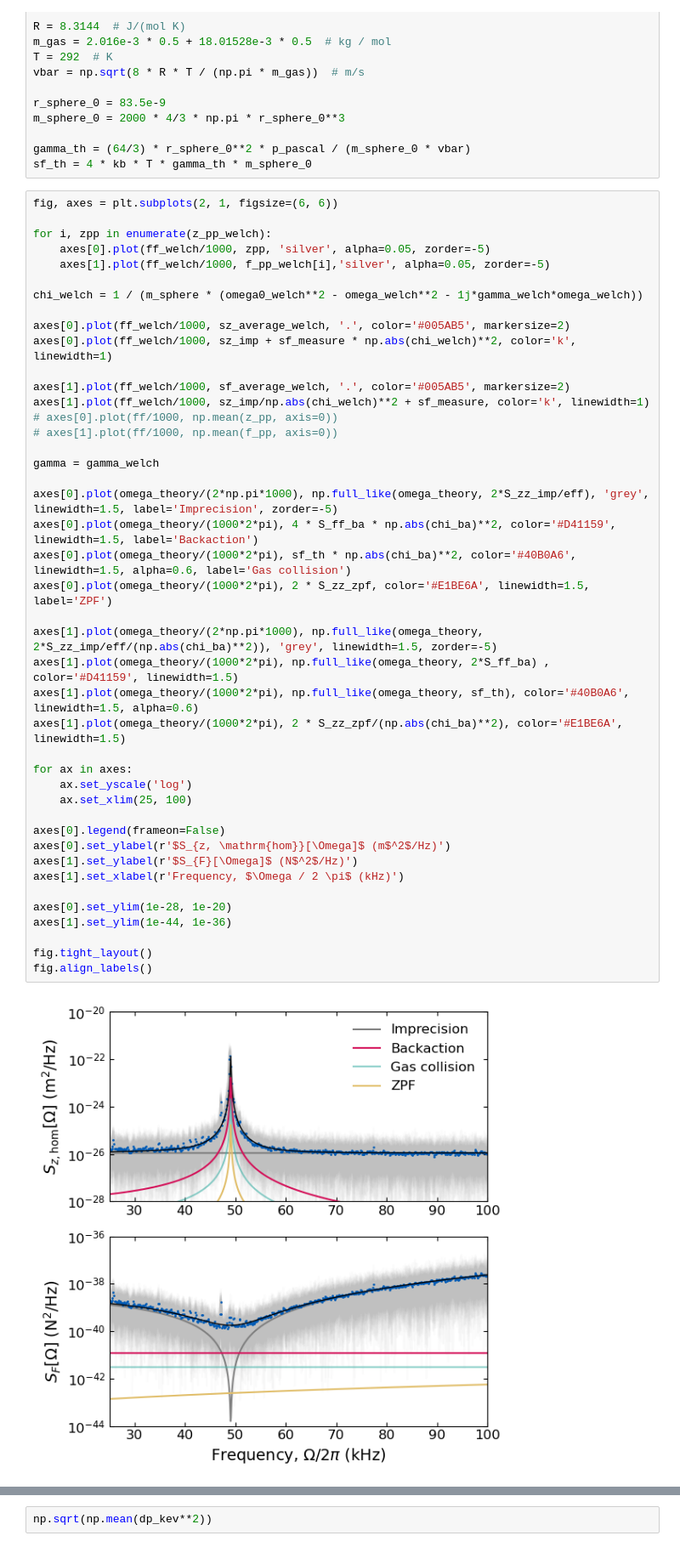
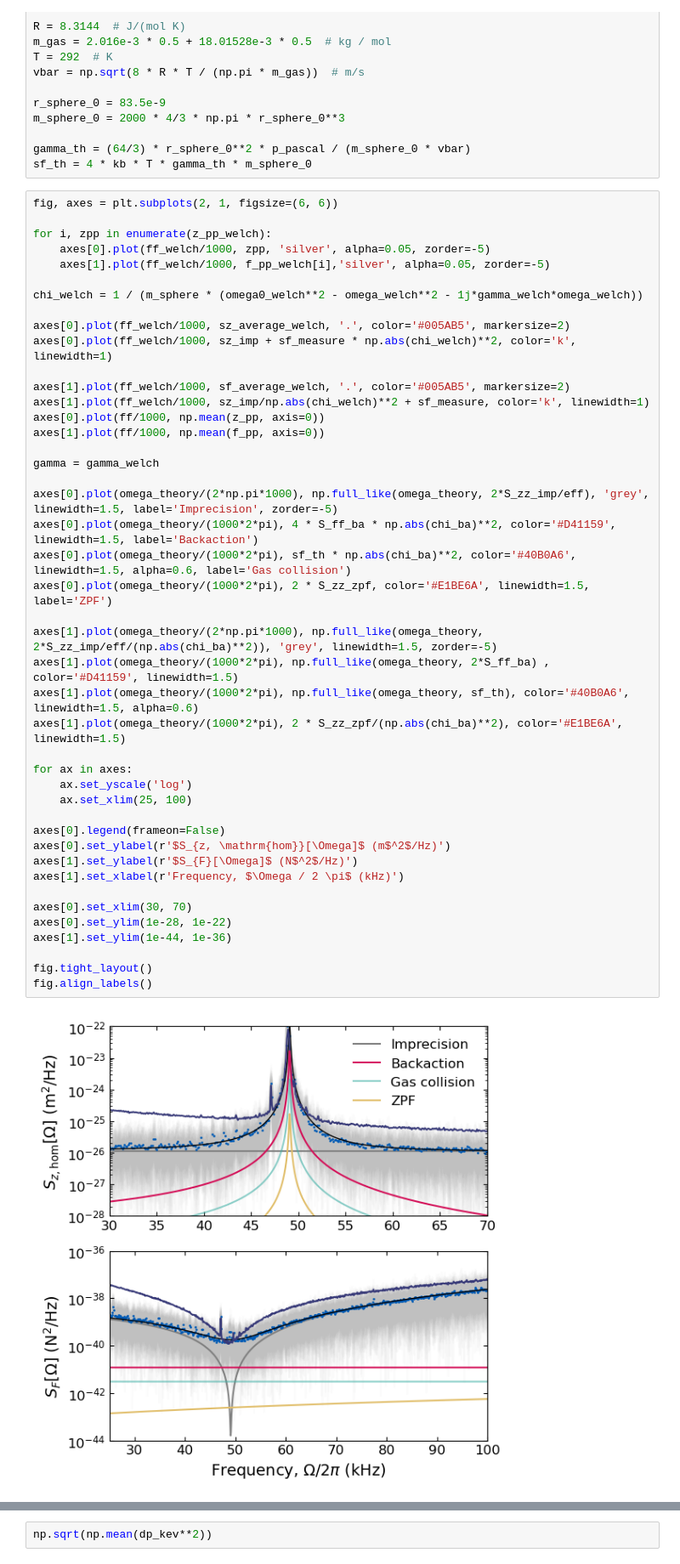
Before and after one commit to yuhants/dm_nanospheres, a Jupyter notebook: analysis_notebooks/sphere_combined_noise_budget.ipynb, the cells around one changed output, grey strips where cells are left out. Shown at 85% size. Drawn from its saved outputs; the diff is of its cells as text.

```diff
--- a/analysis_notebooks/sphere_combined_noise_budget.ipynb
+++ b/analysis_notebooks/sphere_combined_noise_budget.ipynb
@@ -258,37 +254,38 @@ axes[0].plot(ff_welch/1000, sz_imp + sf_measure * np.abs(chi_welch)**2, color='k
 
 axes[1].plot(ff_welch/1000, sf_average_welch, '.', color='#005AB5', markersize=2)
 axes[1].plot(ff_welch/1000, sz_imp/np.abs(chi_welch)**2 + sf_measure, color='k', linewidth=1)
-# axes[0].plot(ff/1000, np.mean(z_pp, axis=0))
-# axes[1].plot(ff/1000, np.mean(f_pp, axis=0))
+axes[0].plot(ff/1000, np.mean(z_pp, axis=0))
+axes[1].plot(ff/1000, np.mean(f_pp, axis=0))
 
 gamma = gamma_welch
 
 axes[0].plot(omega_theory/(2*np.pi*1000), np.full_like(omega_theory, 2*S_zz_imp/eff), 'grey', linewidth=1.5, label='Imprecision', zorder=-5)
 axes[0].plot(omega_theory/(1000*2*pi), 4 * S_ff_ba * np.abs(chi_ba)**2, color='#D41159', linewidth=1.5, label='Backaction')
 axes[0].plot(omega_theory/(1000*2*pi), sf_th * np.abs(chi_ba)**2, color='#40B0A6', linewidth=1.5, alpha=0.6, label='Gas collision')
 axes[0].plot(omega_theory/(1000*2*pi), 2 * S_zz_zpf, color='#E1BE6A', linewidth=1.5, label='ZPF')
 
 axes[1].plot(omega_theory/(2*np.pi*1000), np.full_like(omega_theory, 2*S_zz_imp/eff/(np.abs(chi_ba)**2)), 'grey', linewidth=1.5, zorder=-5)
 axes[1].plot(omega_theory/(1000*2*pi), np.full_like(omega_theory, 2*S_ff_ba) , color='#D41159', linewidth=1.5)
 axes[1].plot(omega_theory/(1000*2*pi), np.full_like(omega_theory, sf_th), color='#40B0A6', linewidth=1.5, alpha=0.6)
 axes[1].plot(omega_theory/(1000*2*pi), 2 * S_zz_zpf/(np.abs(chi_ba)**2), color='#E1BE6A', linewidth=1.5)
 
 for ax in axes:
     ax.set_yscale('log')
     ax.set_xlim(25, 100)
 
 axes[0].legend(frameon=False)
 axes[0].set_ylabel(r'$S_{z, \mathrm{hom}}[\Omega]$ (m$^2$/Hz)')
 axes[1].set_ylabel(r'$S_{F}[\Omega]$ (N$^2$/Hz)')
 axes[1].set_xlabel(r'Frequency, $\Omega / 2 \pi$ (kHz)')
 
-axes[0].set_ylim(1e-28, 1e-20)
+axes[0].set_xlim(30, 70)
+axes[0].set_ylim(1e-28, 1e-22)
 axes[1].set_ylim(1e-44, 1e-36)
 
 fig.tight_layout()
 fig.align_labels()
 # %% [output]
-[figure, old version]
+[figure, new version]
 # %%
 idx_int = np.logical_and(ff_welch>20000, ff_welch<200000)
 dp_kev = np.empty(f_pp_welch.shape[0])
```
Also changed, not shown: parts of 1 cell of this notebook.
